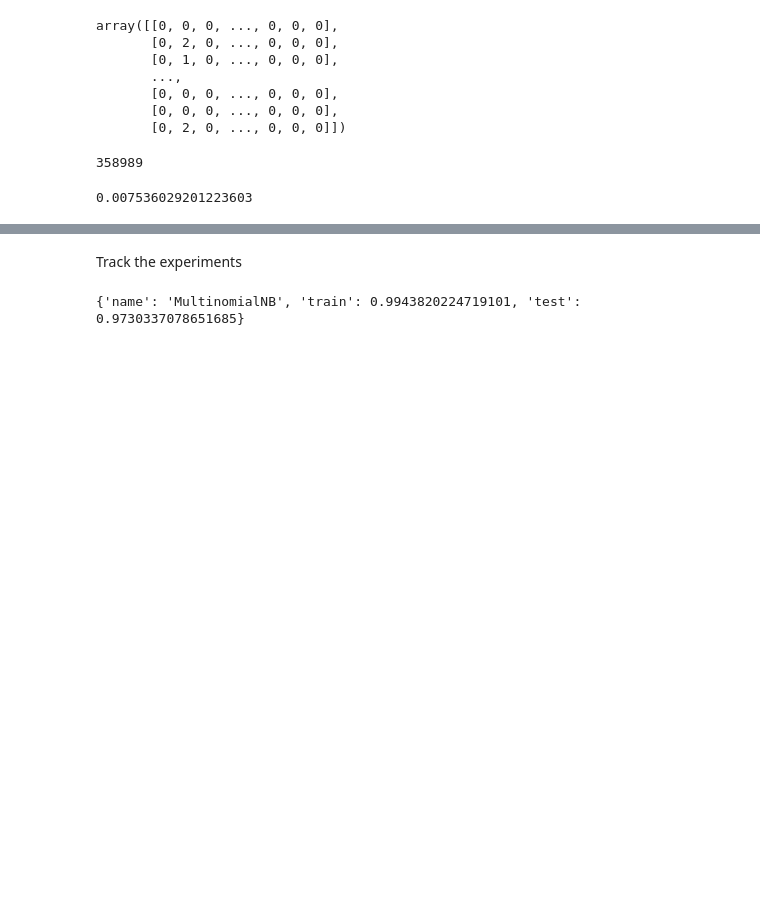
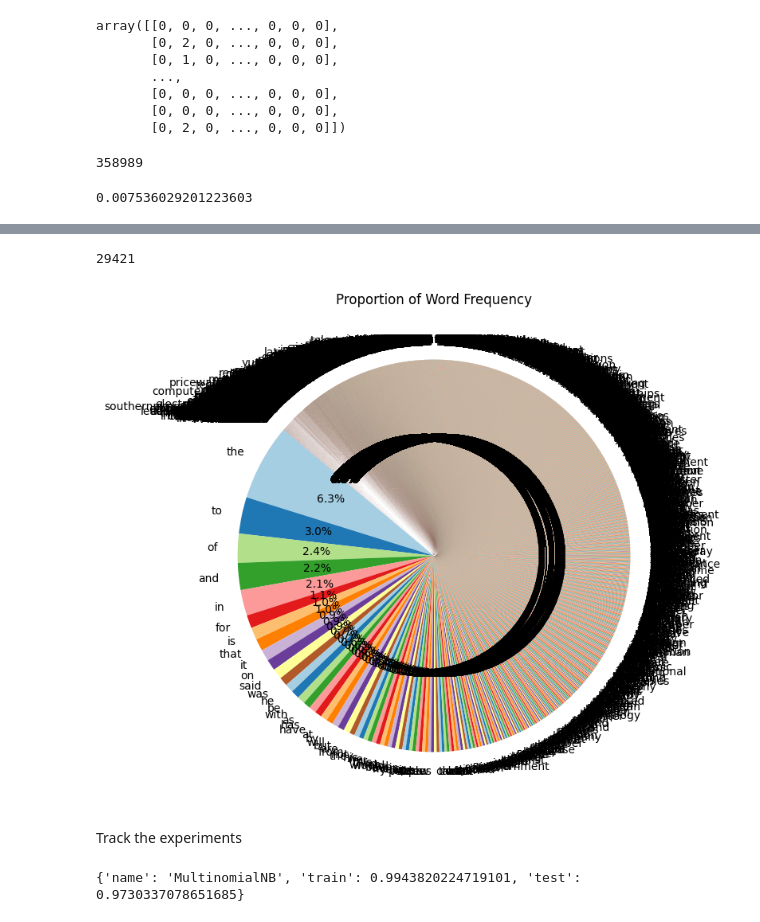
Before and after one commit to GaborVxxx/ml_notes, a Jupyter notebook: VectorModelsAndTextProcessing.ipynb, the cells around one changed output, grey strips where cells are left out. Cells and saved outputs as stored; diff of their text form; code cells hidden in the pictures; blank space fills up the shorter version.

```diff
--- a/VectorModelsAndTextProcessing.ipynb
+++ b/VectorModelsAndTextProcessing.ipynb
@@ -221,3 +229,27 @@ array([[0, 0, 0, ..., 0, 0, 0],
+# %%
+vectorizer = CountVectorizer()
+X = vectorizer.fit_transform(inputs)
+print(len(vectorizer.get_feature_names_out()))
+# %% [output]
+29421
+# %%
+import matplotlib.pyplot as plt
+import pandas as pd
+
+# plot it on a chart
+word_counts = X.sum(axis=0).A1  # Flatten the sparse matrix
+words = vectorizer.get_feature_names_out()
+
+# Create a DataFrame for plotting
+df = pd.DataFrame({'Word': words, 'Count': word_counts}).sort_values(by='Count', ascending=False)
+
+# Plot
+plt.figure(figsize=(8, 8))
+plt.pie(df['Count'], labels=df['Word'], autopct='%1.1f%%', startangle=140, colors=plt.cm.Paired.colors)
+plt.title('Proportion of Word Frequency')
+plt.show()
+# %% [output]
+[figure, added]
 # %% [markdown]
 Track the experiments
 # %%
```
Also changed, not shown: parts of 5 cells of this notebook.
